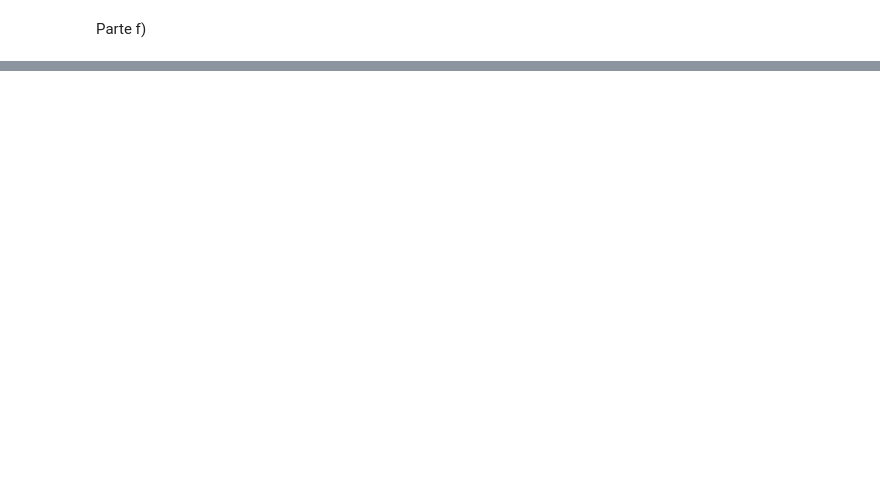
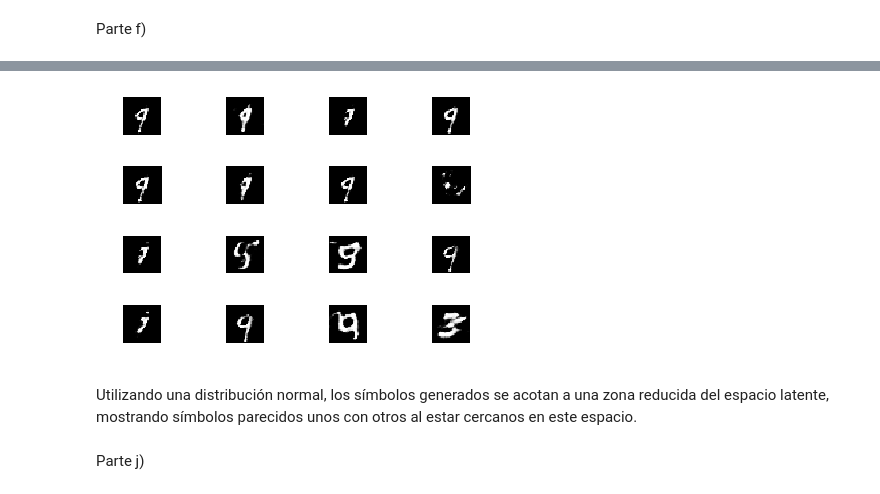
Before and after one commit to csaldias/tarea3-RedesNeuronales, a Jupyter notebook: Pregunta 1.ipynb, the cells around one changed output, grey strips where cells are left out. Drawn from its saved outputs; the diff is of its cells as text; code cells hidden in the pictures; blank space fills up the shorter version.

```diff
--- a/Pregunta 1.ipynb
+++ b/Pregunta 1.ipynb
@@ -1027,0 +1205,21 @@ Parte f)
+# %%
+from keras.layers import BatchNormalization,Reshape,UpSampling2D,Conv2DTranspose,Activation
+## Generator
+G = Sequential()
+dim = 14
+input_dim= 2 #para que sea similar al vAE
+G.add(Dense(128, input_dim=input_dim))
+G.add(BatchNormalization())
+G.add(Activation('relu'))
+G.add(Dense(dim*dim*depth))
+G.add(BatchNormalization())
+G.add(Activation('relu'))
+G.add(Reshape((dim, dim, depth)))
+G.add(Conv2DTranspose(int(depth/2), (3,3), padding='same',strides=(2,2)))
+G.add(BatchNormalization())
+G.add(Activation('relu'))
+G.add(Conv2DTranspose(int(depth/2), (3,3), padding='same'))
+G.add(BatchNormalization())
+G.add(Activation('relu'))
+G.add(Conv2DTranspose(channel, (3,3), padding='same'))
+G.add(Activation('sigmoid'))
@@ -1027,0 +1289,19 @@ Parte f)
+# %%
+N = 16
+noise = np.random.uniform(np.random.normal(loc=0.0,scale=1.6,size=[N,input_dim]))
+images = G.predict(noise)
+import matplotlib.pyplot as plt
+for i in range(images.shape[0]):
+    plt.subplot(4, 4, i+1)
+    image = images[i, :, :, :]
+    image = np.reshape(image, [img_rows, img_cols])
+    plt.imshow(image, cmap='gray')
+    plt.axis('off')
+plt.tight_layout()
+plt.show()
+# %% [output]
+[figure, added]
+# %% [markdown]
+Utilizando una distribución normal, los símbolos generados se acotan a una zona reducida del espacio latente, mostrando símbolos parecidos unos con otros al estar cercanos en este espacio.
+# %% [markdown]
+Parte j)
```
Also changed, not shown: parts of 49 cells of this notebook.
